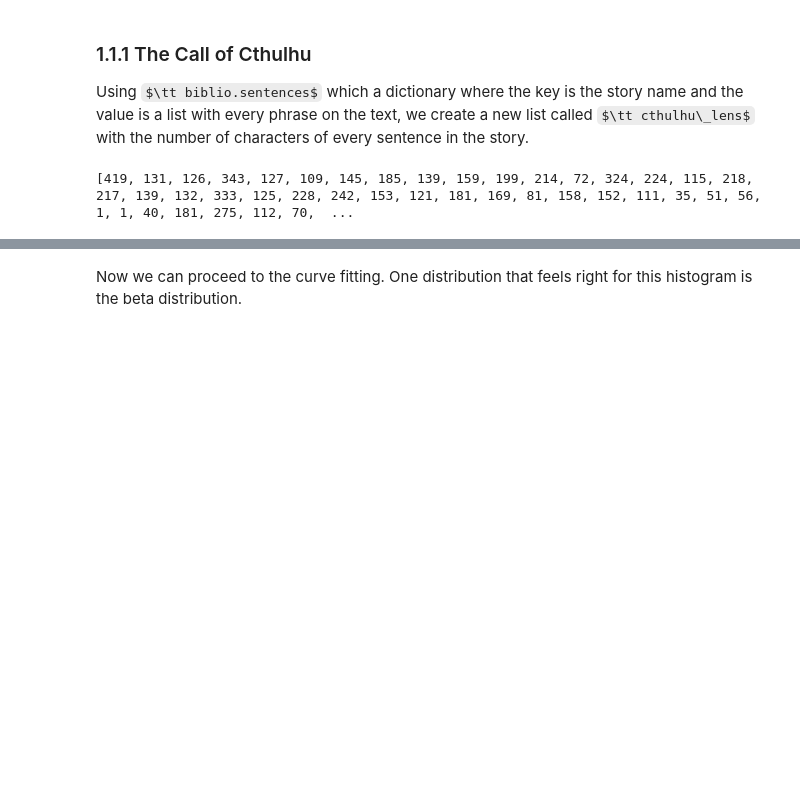
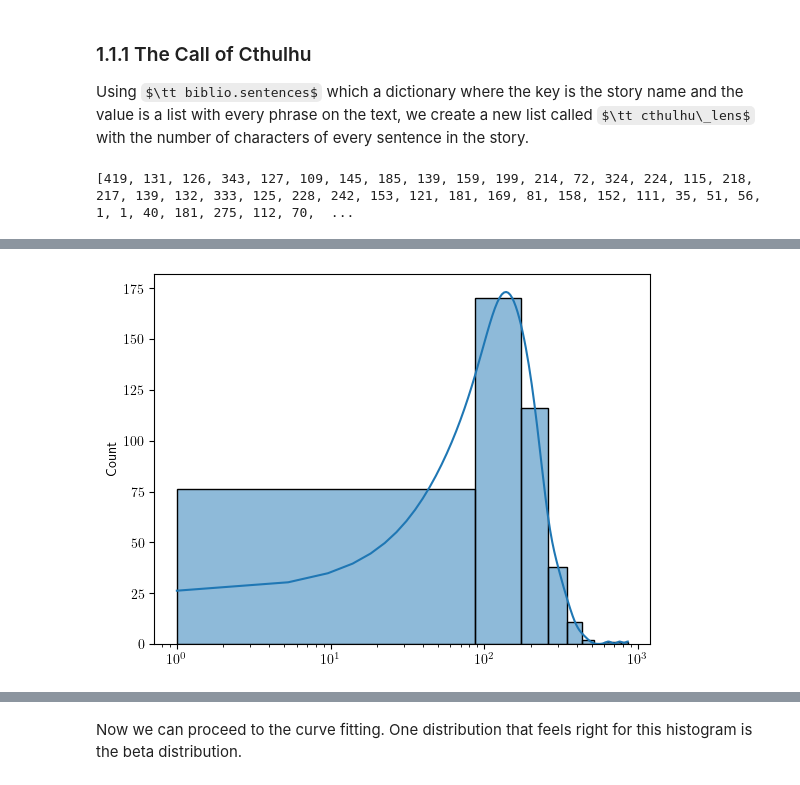
Before and after one commit to LFD103108/lovecraft, a Jupyter notebook: notebooks/05_text_analysis.ipynb, the cells around one changed output, grey strips where cells are left out. Cells and saved outputs as stored; diff of their text form; code cells hidden in the pictures; some formulas as TeX source; blank space fills up the shorter version.

```diff
--- a/notebooks/05_text_analysis.ipynb
+++ b/notebooks/05_text_analysis.ipynb
@@ -291,0 +409,5 @@ print(cthulhu_lens)
+# %%
+sns.histplot(cthulhu_lens,bins = 10, kde = True)
+plt.xscale('log')
+# %% [output]
+[figure, added]
```
Also changed, not shown: parts of 26 cells of this notebook.
